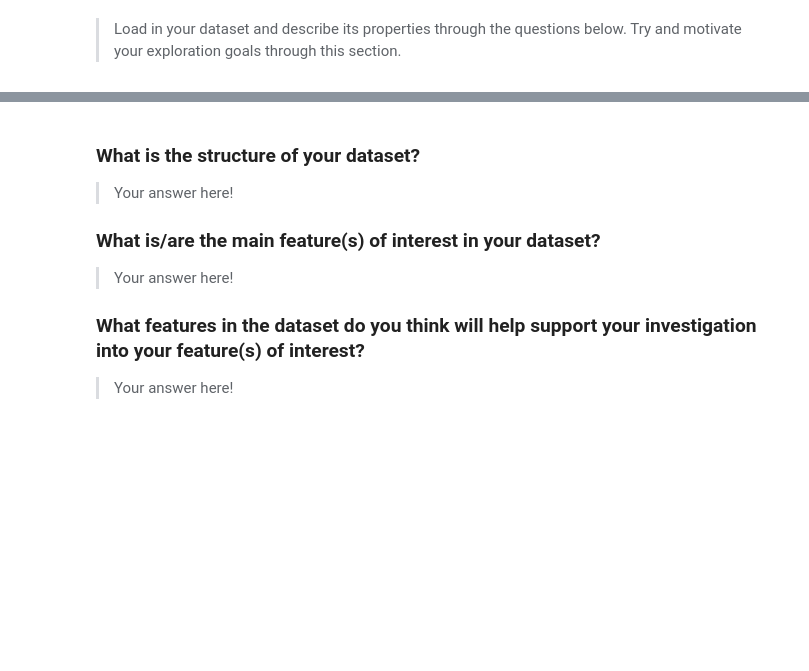
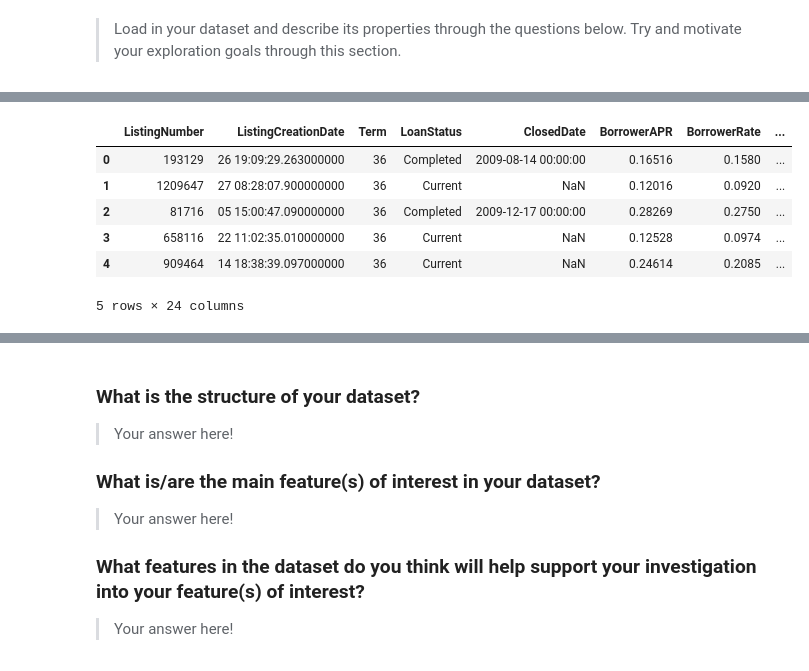
Before and after one commit to MarcCampmanyGar/Loan_Data_Analysis, a Jupyter notebook: exploration.ipynb, the cells around one changed output, grey strips where cells are left out. Saved outputs shown, nothing was run; the diff lists cells and outputs as text; code cells hidden in the pictures; blank space fills up the shorter version.

```diff
--- a/exploration.ipynb
+++ b/exploration.ipynb
@@ -18,0 +133,9 @@ Try and motivate your exploration goals through this section.
+# %%
+loans = loans[loans.LoanOriginationDate.dt.date > datetime.date(2009, 7, 30)]
+# %%
+# Splitting ListingCreationDate column into year,month,day,time
+loans['year']= loans['ListingCreationDate'].apply(lambda x: x.split("-")[0]).astype(str)
+loans['month'] = loans['ListingCreationDate'].apply(lambda x: x.split("-")[1]).astype(str)
+loans.month.replace(['01','02','03','04','05','06','07','08','09','10','11','12'],['Jan','Feb','Mar','Apr','May','Jun','Jul','Aug','Sept','Oct','Nov','Dec'],inplace = True)
+
+loans.month.unique()
@@ -18,0 +154,2 @@ Try and motivate your exploration goals through this section.
+# %%
+loans['ListingCreationDate'] = loans['ListingCreationDate'].apply(lambda x: x.split("-")[2]).astype(str)
@@ -18,0 +158,3 @@ Try and motivate your exploration goals through this section.
+# %%
+loans['day'] = loans['ListingCreationDate'].apply(lambda x: x.split(" ")[0]).astype(str)
+loans['time'] = loans['ListingCreationDate'].apply(lambda x: x.split(" ")[1]).astype(str)
@@ -18,0 +172,10 @@ Try and motivate your exploration goals through this section.
+# %%
+loans.head()
+# %% [output]
+|  | ListingNumber | ListingCreationDate | Term | LoanStatus | ClosedDate | BorrowerAPR | BorrowerRate | ... |
+| 0 | 193129 | 26 19:09:29.263000000 | 36 | Completed | 2009-08-14 00:00:00 | 0.16516 | 0.1580 | ... |
+| 1 | 1209647 | 27 08:28:07.900000000 | 36 | Current | NaN | 0.12016 | 0.0920 | ... |
+| 2 | 81716 | 05 15:00:47.090000000 | 36 | Completed | 2009-12-17 00:00:00 | 0.28269 | 0.2750 | ... |
+| 3 | 658116 | 22 11:02:35.010000000 | 36 | Current | NaN | 0.12528 | 0.0974 | ... |
+| 4 | 909464 | 14 18:38:39.097000000 | 36 | Current | NaN | 0.24614 | 0.2085 | ... |
+5 rows × 24 columns
```
Also changed, not shown: parts of 18 cells of this notebook.
